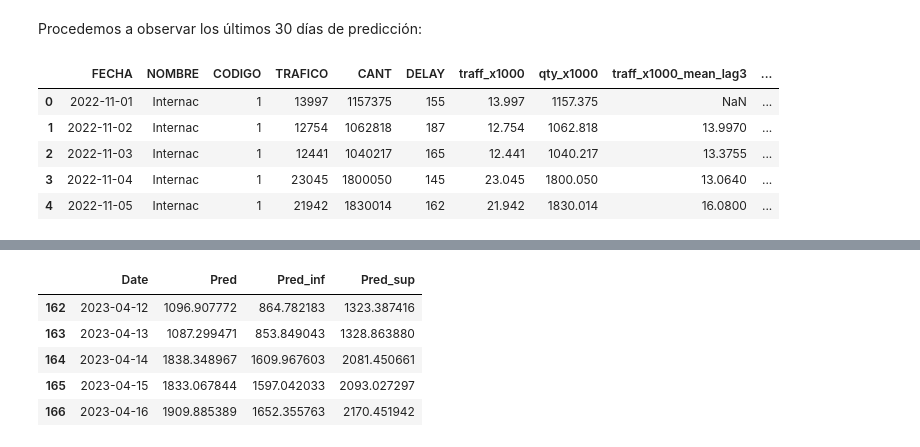
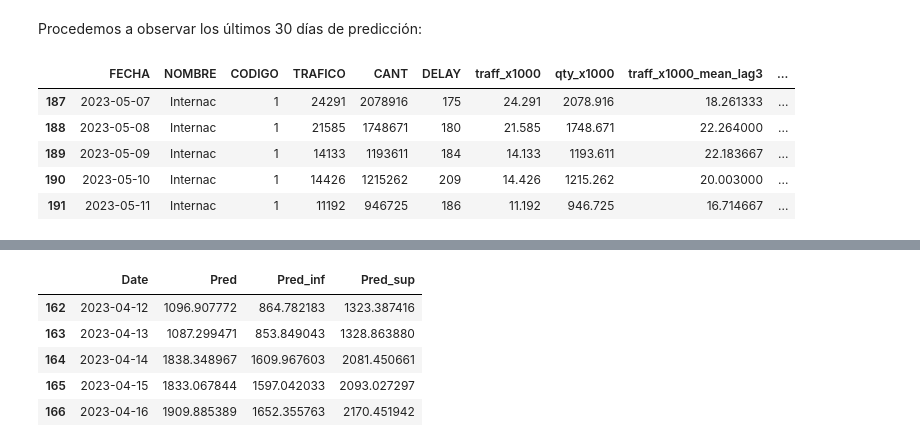
Before and after one commit to dele22922/tarea3_feat_eng, a Jupyter notebook: Tarea Semana 4_GRP4_vfinal.ipynb, the cells around one changed output, grey strips where cells are left out. Cells and saved outputs as stored; diff of their text form; code cells hidden in the pictures.

```diff
--- a/Tarea Semana 4_GRP4_vfinal.ipynb
+++ b/Tarea Semana 4_GRP4_vfinal.ipynb
@@ -823,13 +858,13 @@ plt.show()
 # %% [markdown]
 Procedemos a observar los últimos 30 días de predicción:
 # %%
-df_prophet.head()
+df_prophet.tail()
 # %% [output]
 |  | FECHA | NOMBRE | CODIGO | TRAFICO | CANT | DELAY | traff_x1000 | qty_x1000 | traff_x1000_mean_lag3 | ... |
-| 0 | 2022-11-01 | Internac | 1 | 13997 | 1157375 | 155 | 13.997 | 1157.375 | NaN | ... |
-| 1 | 2022-11-02 | Internac | 1 | 12754 | 1062818 | 187 | 12.754 | 1062.818 | 13.9970 | ... |
-| 2 | 2022-11-03 | Internac | 1 | 12441 | 1040217 | 165 | 12.441 | 1040.217 | 13.3755 | ... |
-| 3 | 2022-11-04 | Internac | 1 | 23045 | 1800050 | 145 | 23.045 | 1800.050 | 13.0640 | ... |
-| 4 | 2022-11-05 | Internac | 1 | 21942 | 1830014 | 162 | 21.942 | 1830.014 | 16.0800 | ... |
+| 187 | 2023-05-07 | Internac | 1 | 24291 | 2078916 | 175 | 24.291 | 2078.916 | 18.261333 | ... |
+| 188 | 2023-05-08 | Internac | 1 | 21585 | 1748671 | 180 | 21.585 | 1748.671 | 22.264000 | ... |
+| 189 | 2023-05-09 | Internac | 1 | 14133 | 1193611 | 184 | 14.133 | 1193.611 | 22.183667 | ... |
+| 190 | 2023-05-10 | Internac | 1 | 14426 | 1215262 | 209 | 14.426 | 1215.262 | 20.003000 | ... |
+| 191 | 2023-05-11 | Internac | 1 | 11192 | 946725 | 186 | 11.192 | 946.725 | 16.714667 | ... |
 # %%
 prophet_pred= pd.DataFrame({"Date" : prophet_pred[-30:]['ds'], "Pred": prophet_pred[-30:]["yhat"],"Pred_inf": prophet_pred[-30:]["yhat_lower"],"Pred_sup": prophet_pred[-30:]["yhat_upper"]})
```
Also changed, not shown: parts of 59 cells of this notebook.
